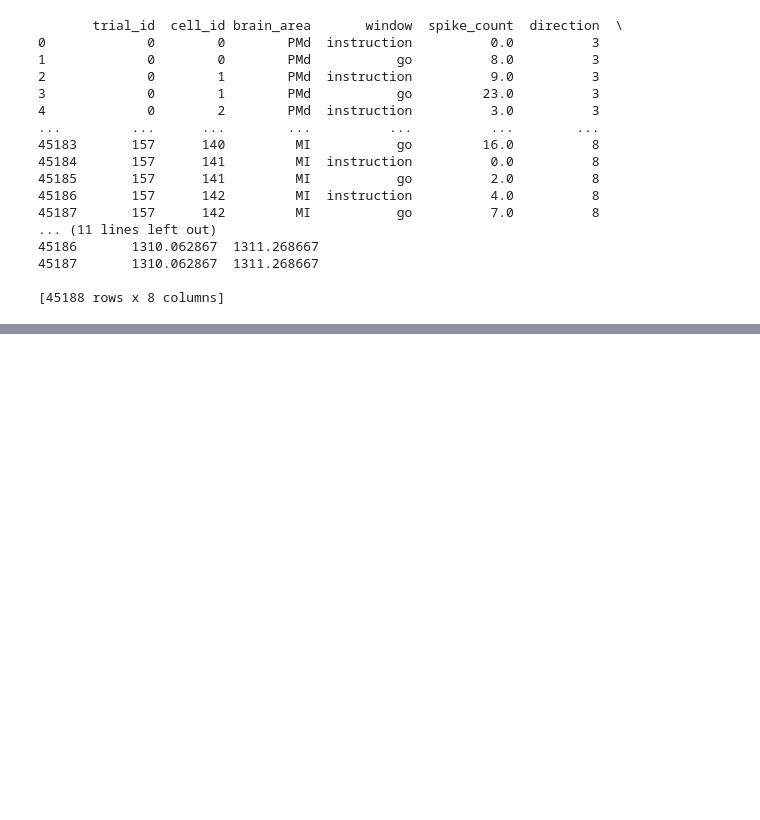
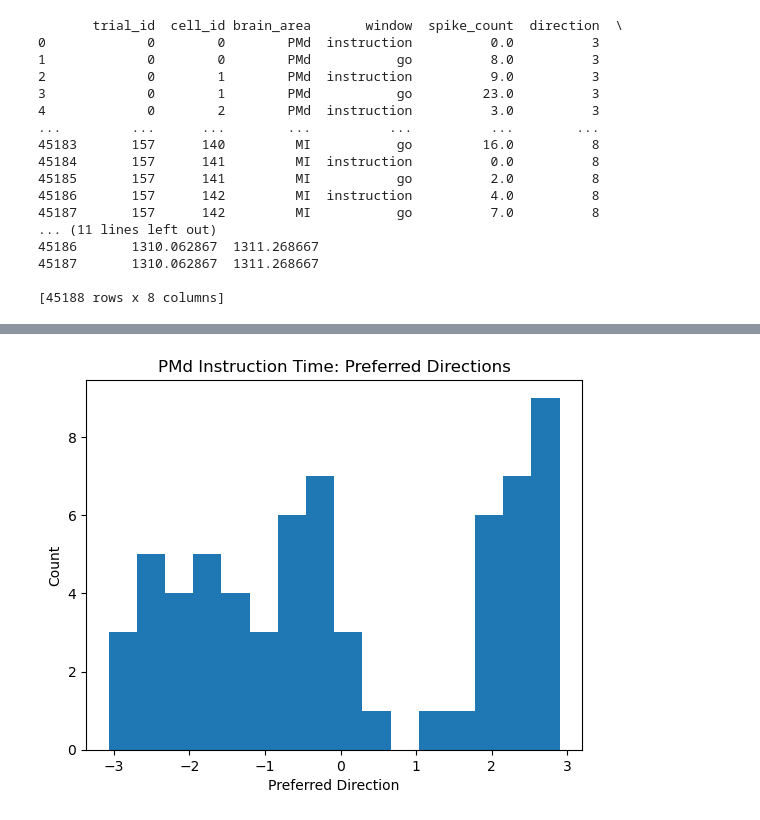
Before and after one commit to navunni/ds-ga-3001-final-project, a Jupyter notebook: data_analysis.ipynb, the cells around one changed output, grey strips where cells are left out. Cells and saved outputs as stored; diff of their text form; code cells hidden in the pictures; blank space fills up the shorter version.

```diff
--- a/data_analysis.ipynb
+++ b/data_analysis.ipynb
@@ -25,0 +144,35 @@ print(df)
+# %%
+## Single Neuron-Tuning Analysis
+
+def compute_tuning(df, brain_area, window):
+    ## Computes direction tuning for every neuron in the specified brain area and time window.
+    subset = df[(df['brain_area'] == brain_area) & (df['window'] == window)]
+
+    results = []
+
+    for cell in subset['cell_id'].unique():
+        sub = subset[subset['cell_id'] == cell]
+
+        X = sub[['mx', 'my']].values
+        y = sub['spike_count'].values
+
+        model = LinearRegression().fit(X, y)
+
+        ## R^2
+
+        r2 = model.score(X, y)
+
+        beta_x = model.coef_[0]
+        beta_y = model.coef_[1]
+
+        ## Preferred direction.
+        pd_angle = np.arctan2(beta_y, beta_x)
+
+        results.append({'cell_id': cell, 'beta_x': beta_x, 'beta_y': beta_y, 'pd_angle': pd_angle, 'r2': r2})
+
+    return pd.DataFrame(results)
+# %%
+tune_pmd_instr = compute_tuning(df, "PMd", "instruction")
+tune_pmd_go = compute_tuning(df, "PMd", "go")
+tune_mi_instr = compute_tuning(df, "MI", "instruction")
+tune_mi_go = compute_tuning(df, "MI", "go")
@@ -25,0 +188,8 @@ print(df)
+# %%
+plt.hist(tune_pmd_instr['pd_angle'], bins=16)
+plt.title("PMd Instruction Time: Preferred Directions")
+plt.xlabel("Preferred Direction")
+plt.ylabel("Count")
+plt.show()
+# %% [output]
+[figure, added]
```
Also changed, not shown: parts of 33 cells of this notebook.
